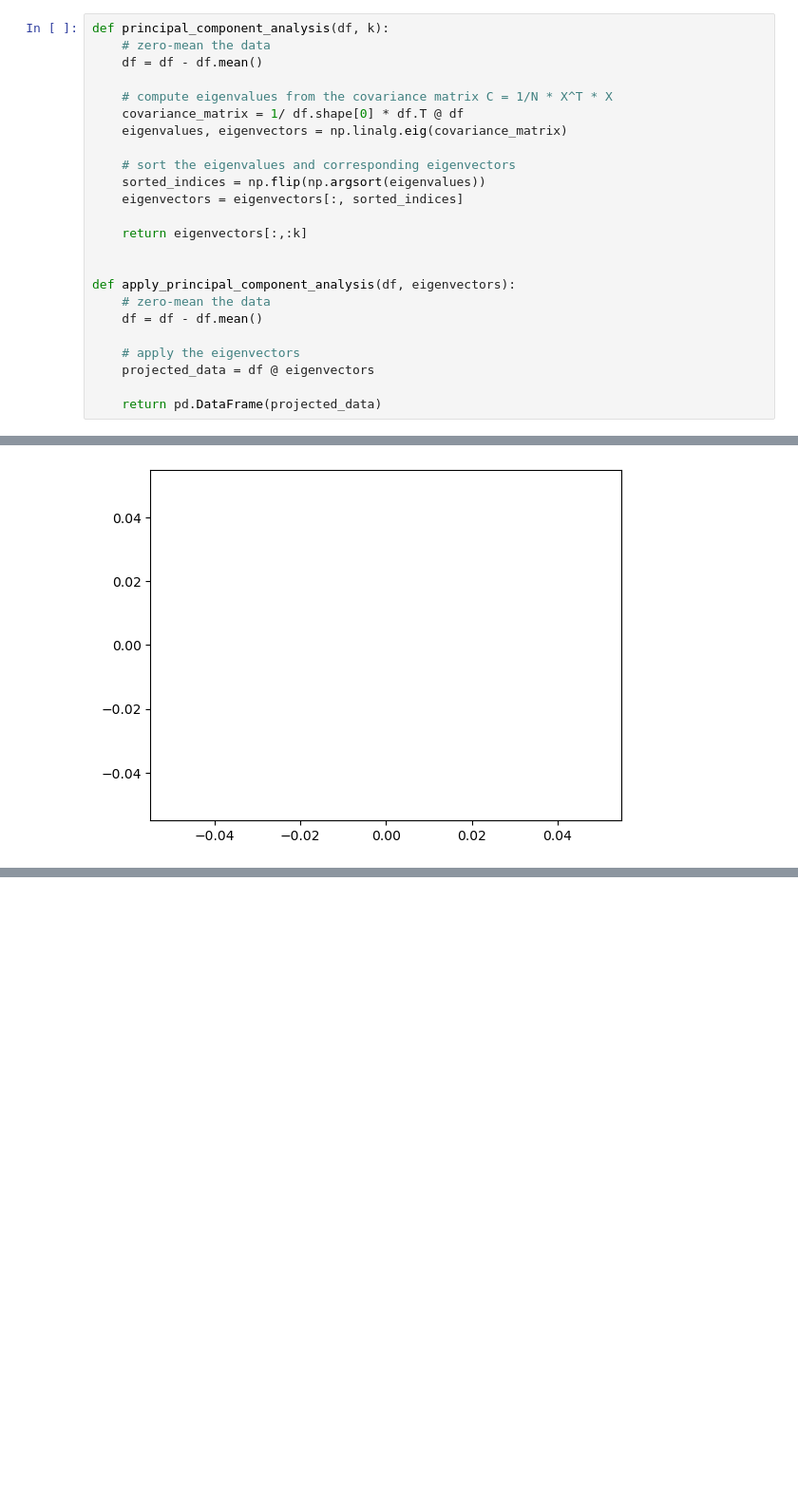
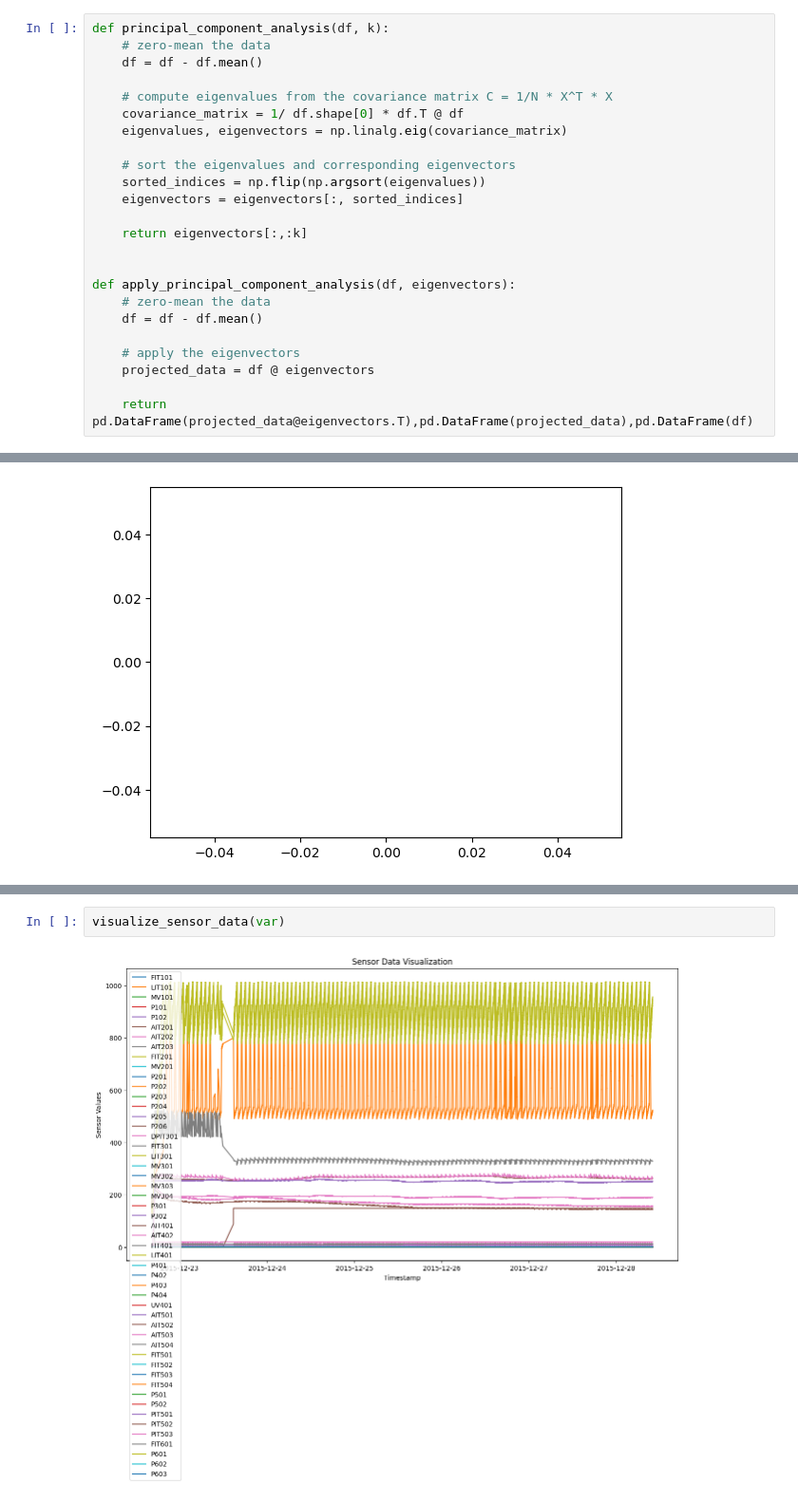
Before and after one commit to andreist3fan/vitejii-dm, a Jupyter notebook: Anomaly Detection.ipynb, the cells around one changed output, grey strips where cells are left out. Shown at 95% size. Drawn from its saved outputs; the diff is of its cells as text; blank space fills up the shorter version.

```diff
--- a/Anomaly Detection.ipynb
+++ b/Anomaly Detection.ipynb
@@ -49,7 +49,7 @@ def apply_principal_component_analysis(df, eigenvectors):
     # apply the eigenvectors
     projected_data = df @ eigenvectors
 
-    return pd.DataFrame(projected_data)
+    return pd.DataFrame(projected_data@eigenvectors.T),pd.DataFrame(projected_data),pd.DataFrame(df)
 # %% [markdown]
 ## Familiarization
 
@@ -243,0 +350,4 @@ plt.show()
+# %%
+visualize_sensor_data(var)
+# %% [output]
+[figure, added]
```
Also changed, not shown: parts of 5 cells of this notebook, 1 other file.
